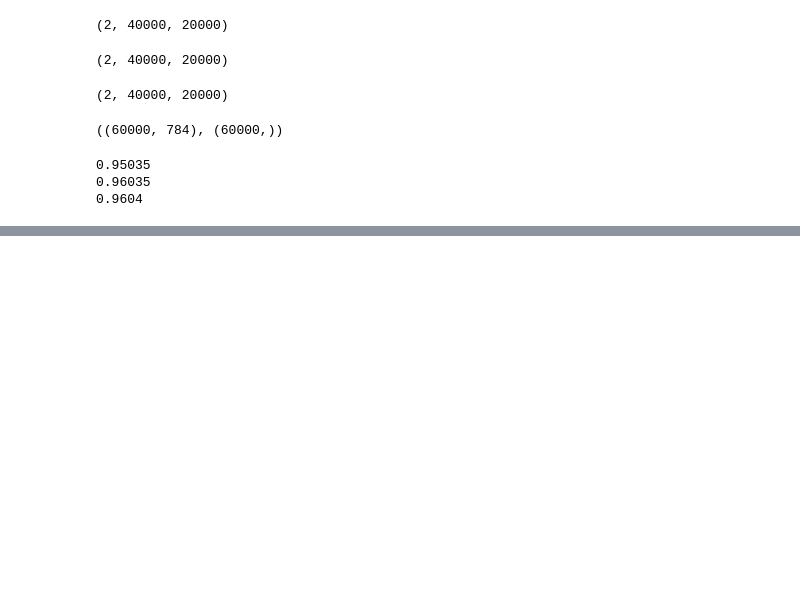
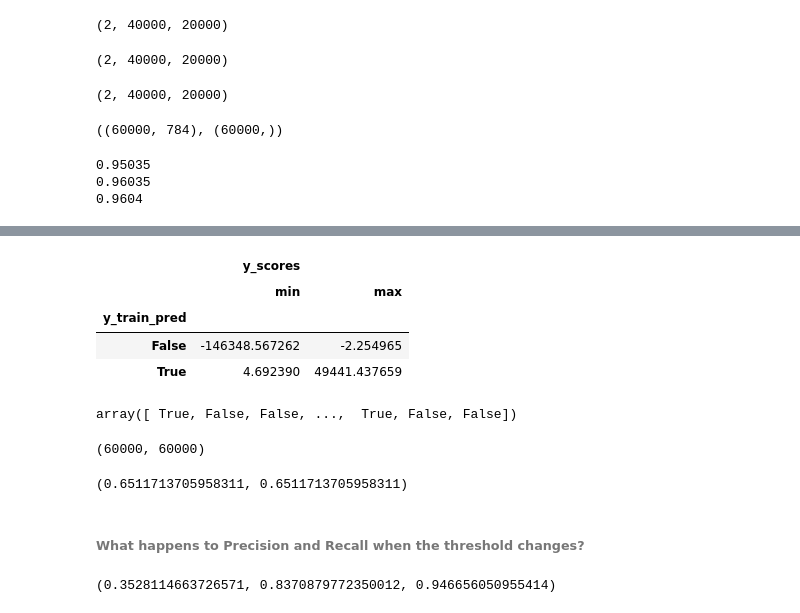
Before and after one commit to PaulToronto/Hands-on-Maching-Learning-Book, a Jupyter notebook: 3_Classification.ipynb, the cells around one changed output, grey strips where cells are left out. Cells and saved outputs as stored; diff of their text form; code cells hidden in the pictures; blank space fills up the shorter version.

```diff
--- a/3_Classification.ipynb
+++ b/3_Classification.ipynb
@@ -265,0 +489,32 @@ for train_index, test_index in skfolds.split(X_train, y_train_5):
+# %%
+test.groupby('y_train_pred').agg(['min', 'max'])
+# %% [output]
+|  | y_scores |  |
+|  | min | max |
+| y_train_pred |  |  |
+| False | -146348.567262 | -2.254965 |
+| True | 4.692390 | 49441.437659 |
+# %%
+# `SGDClassifier uses a threshold of 0
+threshold = 0
+y_train_pred_threshold_0 = y_scores > 0
+y_train_pred_threshold_0
+# %% [output]
+array([ True, False, False, ...,  True, False, False])
+# %%
+sum(y_train_pred == y_train_pred_threshold_0), len(y_train_pred)
+# %% [output]
+(60000, 60000)
+# %%
+recall_score(y_train_5, y_train_pred), recall_score(y_train_5, y_train_pred_threshold_0)
+# %% [output]
+(0.6511713705958311, 0.6511713705958311)
+# %% [markdown]
+###### What happens to Precision and Recall when the threshold changes?
+# %%
+# when threshold goes up, precision goes up
+(precision_score(y_train_5, y_scores > -10_000),
+ precision_score(y_train_5, y_scores > 0),
+ precision_score(y_train_5, y_scores > 10_000))
+# %% [output]
+(0.3528114663726571, 0.8370879772350012, 0.946656050955414)
```
Also changed, not shown: parts of 35 cells of this notebook.
